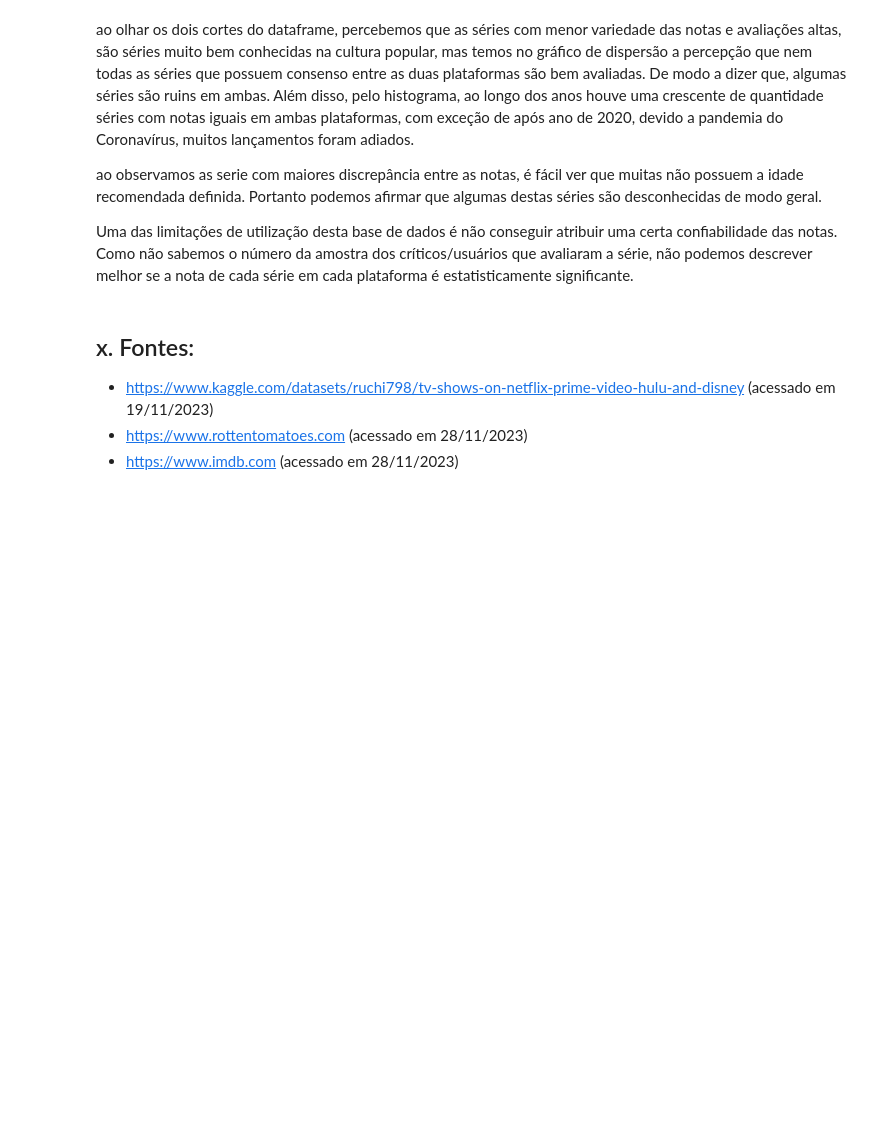
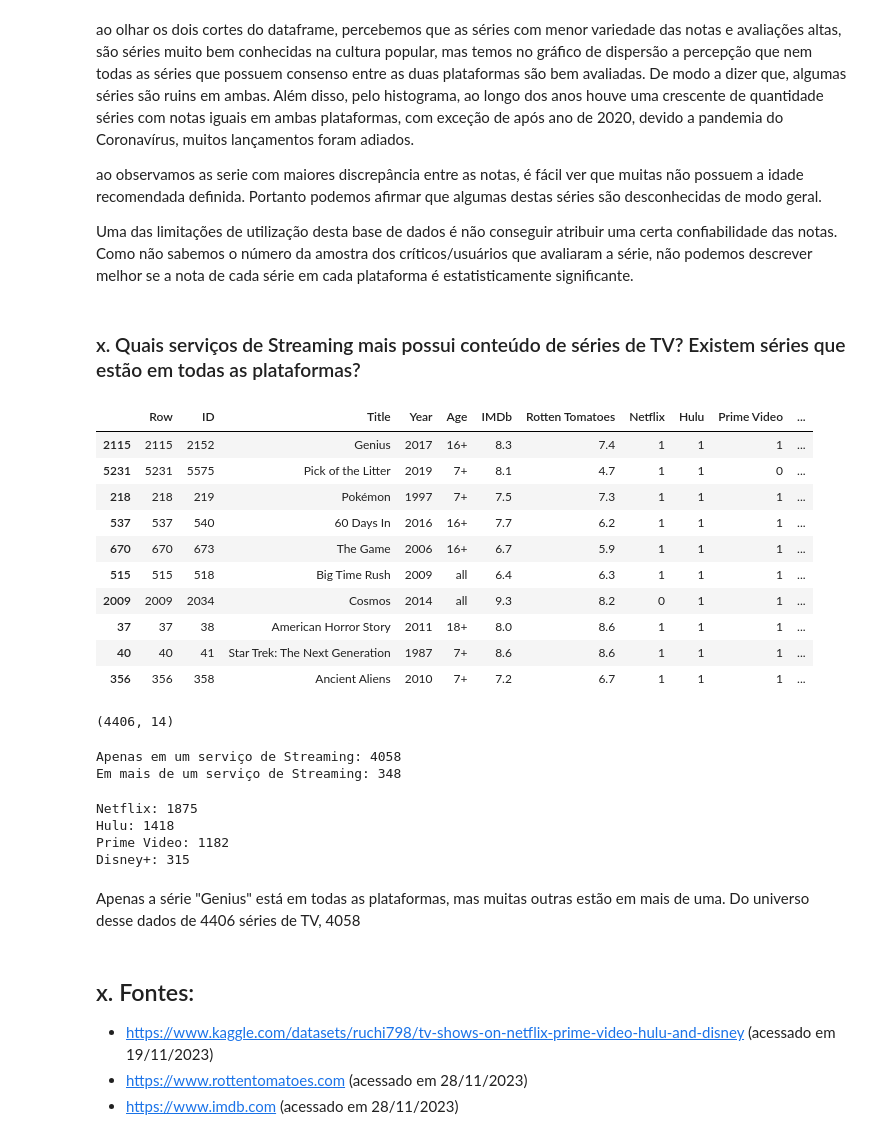
Before and after one commit to bzimons/mvp_puc_1, a Jupyter notebook: mvp1_teste.ipynb, the cells around one changed output. Cells and saved outputs as stored; diff of their text form; code cells hidden in the pictures; blank space fills up the shorter version.

```diff
--- a/mvp1_teste.ipynb
+++ b/mvp1_teste.ipynb
@@ -267,6 +272,46 @@ ao olhar os dois cortes do dataframe, percebemos que as séries com menor varied
 ao observamos as serie com maiores discrepância entre as notas, é fácil ver que muitas não possuem a idade recomendada definida. Portanto podemos afirmar que algumas destas séries são desconhecidas de modo geral.
 
 Uma das limitações de utilização desta base de dados é não conseguir atribuir uma certa confiabilidade das notas. Como não sabemos o número da amostra dos críticos/usuários que avaliaram a série, não podemos descrever melhor se a nota de cada série em cada plataforma é estatisticamente significante.
+# %% [markdown]
+### x. Quais serviços de Streaming mais possui conteúdo de séries de TV? Existem séries que estão em todas as plataformas?
+# %%
+df_tv_fix['streaming_soma'] = df_tv_fix['Netflix'] + df_tv_fix['Disney+'] + df_tv_fix['Hulu'] + df_tv_fix['Prime Video']
+df_tv_fix.sort_values(by=['streaming_soma'],ascending=False).head(10)
+# %% [output]
+|  | Row | ID | Title | Year | Age | IMDb | Rotten Tomatoes | Netflix | Hulu | Prime Video | ... |
+| 2115 | 2115 | 2152 | Genius | 2017 | 16+ | 8.3 | 7.4 | 1 | 1 | 1 | ... |
+| 5231 | 5231 | 5575 | Pick of the Litter | 2019 | 7+ | 8.1 | 4.7 | 1 | 1 | 0 | ... |
+| 218 | 218 | 219 | Pokémon | 1997 | 7+ | 7.5 | 7.3 | 1 | 1 | 1 | ... |
+| 537 | 537 | 540 | 60 Days In | 2016 | 16+ | 7.7 | 6.2 | 1 | 1 | 1 | ... |
+| 670 | 670 | 673 | The Game | 2006 | 16+ | 6.7 | 5.9 | 1 | 1 | 1 | ... |
+| 515 | 515 | 518 | Big Time Rush | 2009 | all | 6.4 | 6.3 | 1 | 1 | 1 | ... |
+| 2009 | 2009 | 2034 | Cosmos | 2014 | all | 9.3 | 8.2 | 0 | 1 | 1 | ... |
+| 37 | 37 | 38 | American Horror Story | 2011 | 18+ | 8.0 | 8.6 | 1 | 1 | 1 | ... |
+| 40 | 40 | 41 | Star Trek: The Next Generation | 1987 | 7+ | 8.6 | 8.6 | 1 | 1 | 1 | ... |
+| 356 | 356 | 358 | Ancient Aliens | 2010 | 7+ | 7.2 | 6.7 | 1 | 1 | 1 | ... |
+# %%
+df_tv_fix.shape
+# %% [output]
+(4406, 14)
+# %%
+# quantas séries estão nos serviços:
+print('Apenas em um serviço de Streaming:',df_tv_fix['streaming_soma'].loc[df_tv_fix['streaming_soma']==1].count())
+print('Em mais de um serviço de Streaming:',df_tv_fix['streaming_soma'].loc[df_tv_fix['streaming_soma']>1].count())
+# %% [output]
+Apenas em um serviço de Streaming: 4058
+Em mais de um serviço de Streaming: 348
+# %%
+print('Netflix:', df_tv_fix['Netflix'].sum())
+print('Hulu:', df_tv_fix['Hulu'].sum())
+print('Prime Video:', df_tv_fix['Prime Video'].sum())
+print('Disney+:', df_tv_fix['Disney+'].sum())
+# %% [output]
+Netflix: 1875
+Hulu: 1418
+Prime Video: 1182
+Disney+: 315
+# %% [markdown]
+Apenas a série "Genius" está em todas as plataformas, mas muitas outras estão em mais de uma. Do universo desse dados de 4406 séries de TV, 4058
 # %% [markdown]
 ## x. Fontes:
 
```
Also changed, not shown: parts of 4 cells of this notebook.
